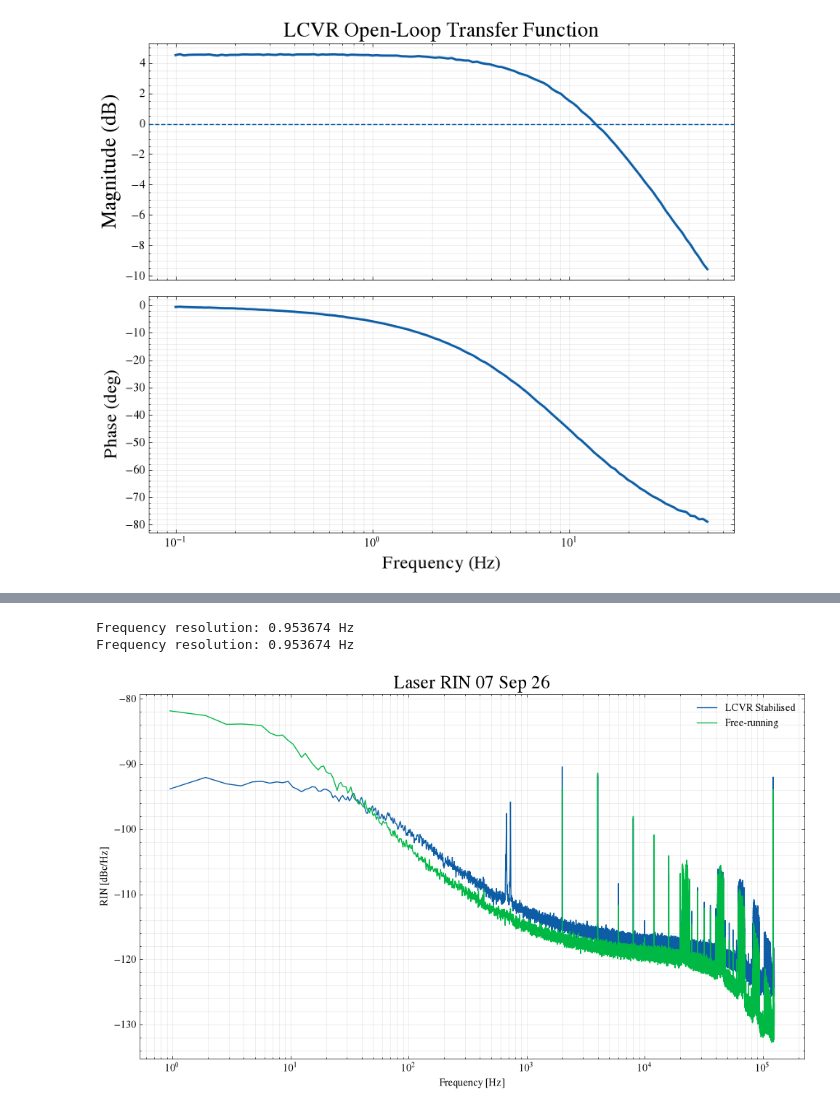
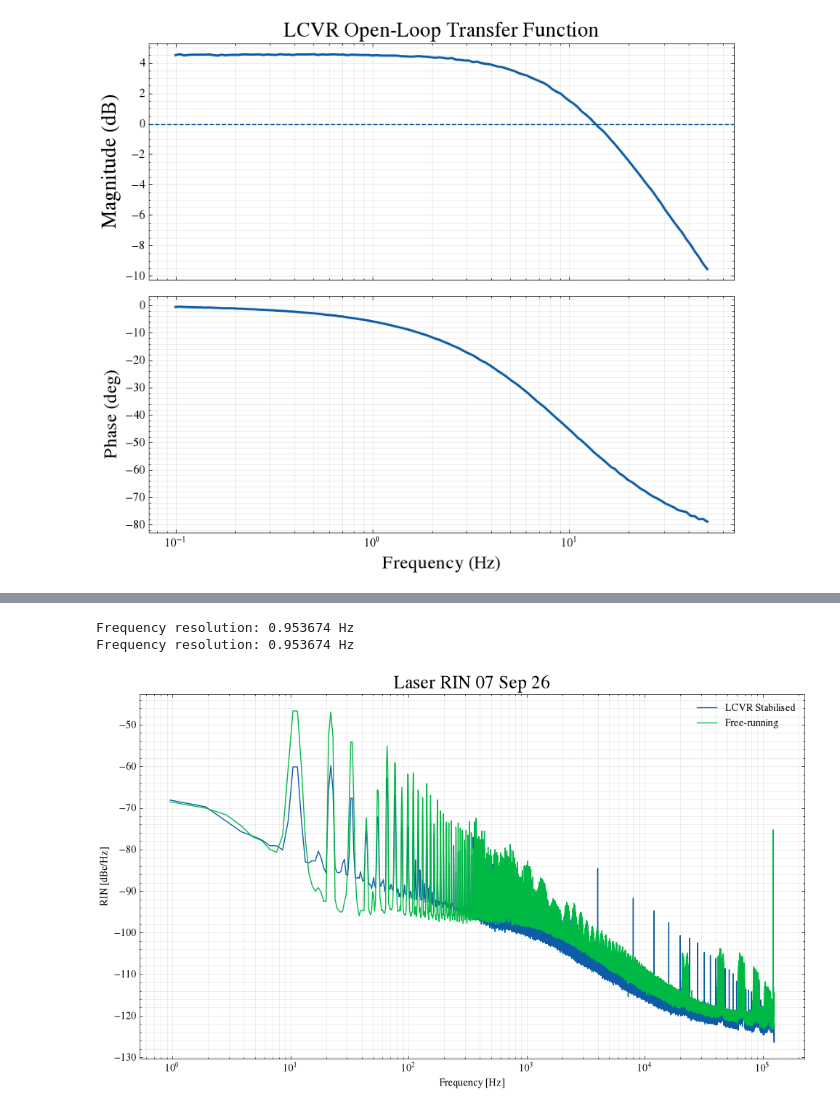
Before and after one commit to DrTheJazz26/Noise_budget, a Jupyter notebook: laser_RIN.ipynb, the cells around one changed output, grey strips where cells are left out. Saved outputs shown, nothing was run; the diff lists cells and outputs as text; code cells hidden in the pictures.

Commit message:
Plotted Laser RIN free running and LCVR stabilised. The measurements weere done out of loop.

```diff
--- a/laser_RIN.ipynb
+++ b/laser_RIN.ipynb
@@ -112,26 +112,37 @@ import pandas as pd
 import matplotlib.pyplot as plt
 from scipy.signal import welch
 import scienceplots
+
 plt.style.use(["science", "no-latex"])
+
 fs = 250_000
 duration = 60  # seconds
 number_of_samples = int(fs * duration)
-plt.figure(figsize=(10, 6))
 
-voltage = pd.read_csv(
-    "/Users/vib26108/Desktop/Work/PostDoc/laser_RIN/MokuDataLoggerSlot2Data_20260907_134100.csv",
+# ============================================================
+# 1. LCVR STABILISED
+# ============================================================
+
+voltage_stabilised = pd.read_csv(
+    "/Volumes/Physics-Photonics/Group/Compact components/2PAC/Data/20261105/240mv_20261105_123403.csv",
     skiprows=11,
     header=None,
-    names=["Time", "Voltage"],
-    usecols=["Voltage"],
-    dtype={"Voltage": np.float32},
+    names=["Time", "Error Voltage", "PD2"],
+    usecols=["PD2"],
+    dtype={"PD2": np.float32},
     nrows=number_of_samples,
-)["Voltage"].to_numpy()
+)["PD2"].to_numpy()
 
-voltage_dc = np.mean(voltage, dtype=np.float64)
 
-f, voltage_psd = welch(
-    voltage,
+
+
+voltage_dc_stabilised = np.mean(
+    voltage_stabilised,
+    dtype=np.float64,
+)
+
+f_stabilised, voltage_psd_stabilised = welch(
+    voltage_stabilised,
     fs=fs,
     window="hann",
     nperseg=2**18,
@@ -141,53 +152,85 @@ f, voltage_psd = welch(
     scaling="density",
     average="mean",
 )
-print(f"Frequency resolution: {f[1] - f[0]:.6g} Hz")
-rin_psd = voltage_psd / voltage_dc**2
-rin_db = 10 * np.log10(rin_psd)
 
-plt.semilogx(f[1:], rin_db[1:],label="LCVR Stabilised")
-plt.xlabel("Frequency [Hz]")
-plt.ylabel("RIN [dBc/Hz]")
-plt.grid(True, which="both", alpha=0.3)
-plt.tight_layout()
-voltage = pd.read_csv(
-    "/Users/vib26108/Desktop/Work/PostDoc/laser_RIN/MokuDataLoggerSlot2Data_20260907_135237.csv",
+print(
+    "Stabilised frequency resolution: "
+    f"{f_stabilised[1] - f_stabilised[0]:.6g} Hz"
+)
+
+rin_psd_stabilised = (
+    voltage_psd_stabilised / voltage_dc_stabilised**2
+)
+rin_db_stabilised = 10 * np.log10(rin_psd_stabilised)
+
+# ============================================================
+# 2. FREE-RUNNING
+# ============================================================
+
+voltage_free_running = pd.read_csv(
+    "/Volumes/Physics-Photonics/Group/Compact components/2PAC/Data/20261105/freerunning_20261105_112847.csv",
     skiprows=11,
     header=None,
     names=["Time", "Voltage"],
     usecols=["Voltage"],
     dtype={"Voltage": np.float32},
     nrows=number_of_samples,
 )["Voltage"].to_numpy()
 
-voltage_dc = np.mean(voltage, dtype=np.float64)
+voltage_dc_free_running = np.mean(
+    voltage_free_running,
+    dtype=np.float64,
+)
 
-f, voltage_psd = welch(
-    voltage,
+f_free_running, voltage_psd_free_running = welch(
+    voltage_free_running,
     fs=fs,
     window="hann",
     nperseg=2**18,
     noverlap=2**17,
     nfft=2**18,
     detrend="constant",
     scaling="density",
     average="mean",
 )
-print(f"Frequency resolution: {f[1] - f[0]:.6g} Hz")
-rin_psd = voltage_psd / voltage_dc**2
-rin_db = 10 * np.log10(rin_psd)
 
+print(
+    "Free-running frequency resolution: "
+    f"{f_free_running[1] - f_free_running[0]:.6g} Hz"
+)
+
+rin_psd_free_running = (
+    voltage_psd_free_running / voltage_dc_free_running**2
+)
+rin_db_free_running = 10 * np.log10(rin_psd_free_running)
+
+# ============================================================
+# 3. PLOT
+# ============================================================
+
+plt.figure(figsize=(10, 6))
+
+plt.semilogx(
+    f_stabilised[1:],
+    rin_db_stabilised[1:],
+    label="LCVR Stabilised",
+)
+
+plt.semilogx(
+    f_free_running[1:],
+    rin_db_free_running[1:],
+    label="Free-running",
+)
 
 plt.title("Laser RIN 07 Sep 26", fontsize=18)
-plt.semilogx(f[1:], rin_db[1:],label="Free-running")
 plt.xlabel("Frequency [Hz]")
 plt.ylabel("RIN [dBc/Hz]")
 plt.grid(True, which="both", alpha=0.3)
 plt.legend()
 plt.tight_layout()
 plt.show()
 # %% [output]
 Frequency resolution: 0.953674 Hz
 Frequency resolution: 0.953674 Hz
-[figure, old version]
+[figure, new version]
 # %%
```
Also changed, not shown: parts of 9 cells of this notebook.
